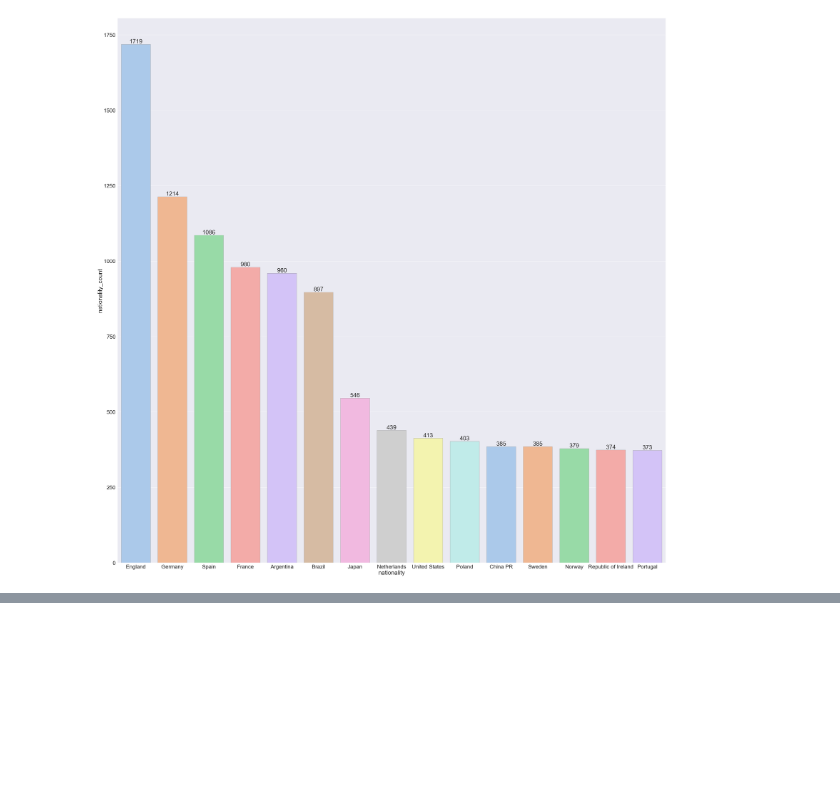
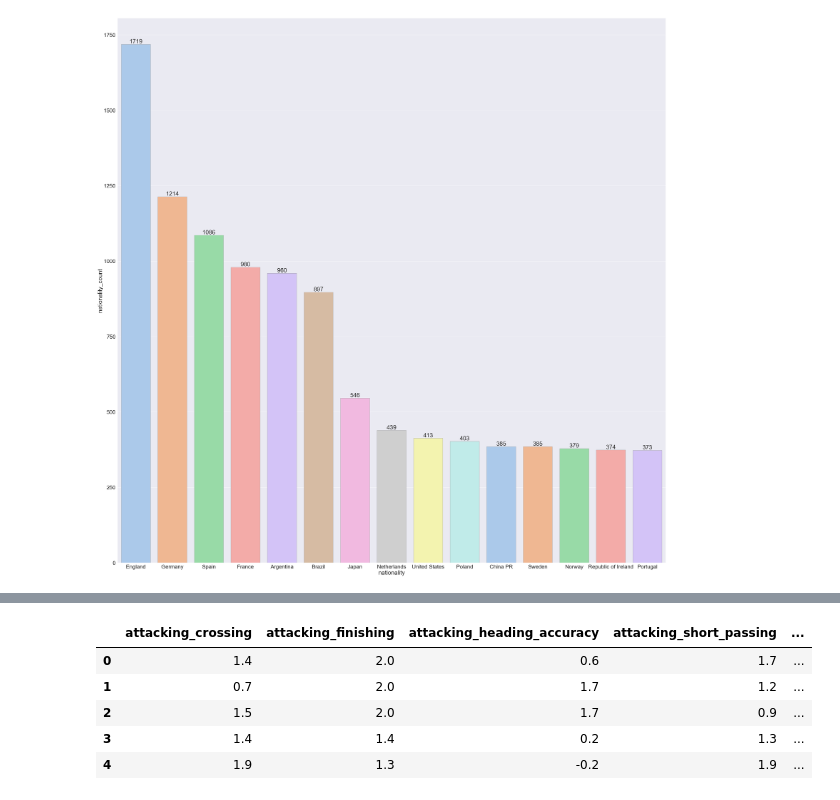
Before and after one commit to pablonicolasr/diplodatos-aans-2022-grupo32, a Jupyter notebook: entregable5_pablonicolasramos90.ipynb, the cells around one changed output, grey strips where cells are left out. Drawn from its saved outputs; the diff is of its cells as text; code cells hidden in the pictures; blank space fills up the shorter version.

```diff
--- a/entregable5_pablonicolasramos90.ipynb
+++ b/entregable5_pablonicolasramos90.ipynb
@@ -227,0 +257,6 @@ plt.show()
+# %%
+# Se identifican las variables numéricas
+data_nums = data.select_dtypes("number")
+
+# Se inspecciona qué variables tienen datos faltantes para luego no contemplarlas
+data_nums.isnull().sum()
@@ -227,0 +313,14 @@ plt.show()
+# %%
+# En base a la limpieza anterior, definimos las variables relacionadas específicamente con habilidades en el objeto Skills
+
+Skills = ['attacking_crossing', 'attacking_finishing', 'attacking_heading_accuracy',
+          'attacking_short_passing', 'attacking_volleys', 'skill_dribbling',
+          'skill_curve', 'skill_fk_accuracy', 'skill_long_passing', 'skill_ball_control',
+          'movement_acceleration', 'movement_sprint_speed', 'movement_agility',
+          'movement_reactions', 'movement_balance', 'power_shot_power', 'power_jumping',
+          'power_stamina', 'power_strength', 'power_long_shots', 'mentality_aggression',
+          'mentality_interceptions', 'mentality_positioning', 'mentality_vision',
+          'mentality_penalties', 'mentality_composure', 'defending_marking_awareness',
+          'defending_standing_tackle', 'defending_sliding_tackle', 'goalkeeping_diving',
+          'goalkeeping_handling', 'goalkeeping_kicking', 'goalkeeping_positioning',
+          'goalkeeping_reflexes']
@@ -227,0 +335,6 @@ plt.show()
+# %%
+# Para aligerar los procesos y mejorar la interpretación de los datos, solo utilizamos los mejores jugadores basados en el Overall
+df_ov = df[(data_nums["overall"] > 70)] # Contemplamos solo los mejores jugadores
+
+# Aparte generamos el dataframe de skills
+df_skills = df_ov[Skills]
@@ -227,0 +343,11 @@ plt.show()
+# %%
+df_skills_z = df_skills.select_dtypes(include='number').apply(stats.zscore)
+# %%
+df_skills_z.head()
+# %% [output]
+|  | attacking_crossing | attacking_finishing | attacking_heading_accuracy | attacking_short_passing | ... |
+| 0 | 1.4 | 2.0 | 0.6 | 1.7 | ... |
+| 1 | 0.7 | 2.0 | 1.7 | 1.2 | ... |
+| 2 | 1.5 | 2.0 | 1.7 | 0.9 | ... |
+| 3 | 1.4 | 1.4 | 0.2 | 1.3 | ... |
+| 4 | 1.9 | 1.3 | -0.2 | 1.9 | ... |
```
Also changed, not shown: parts of 13 cells of this notebook, 1 other file.
